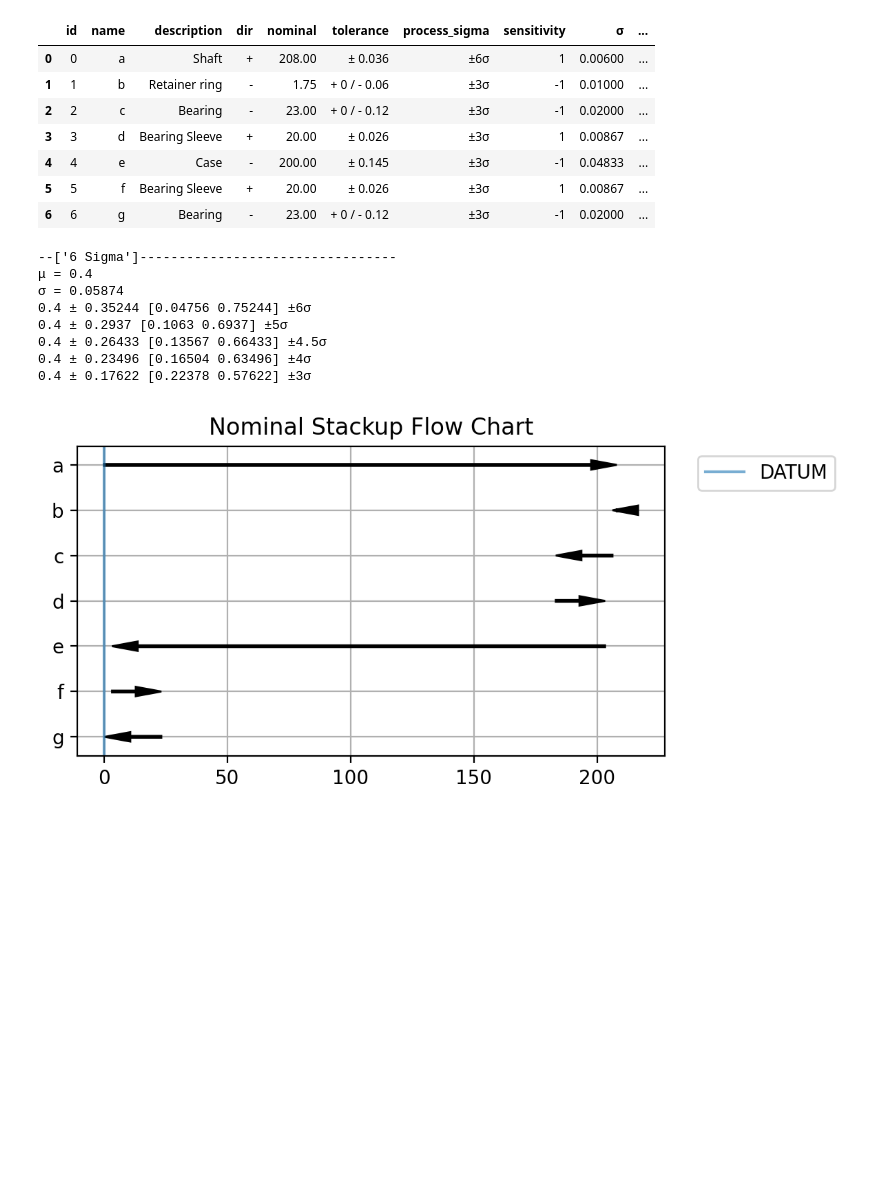
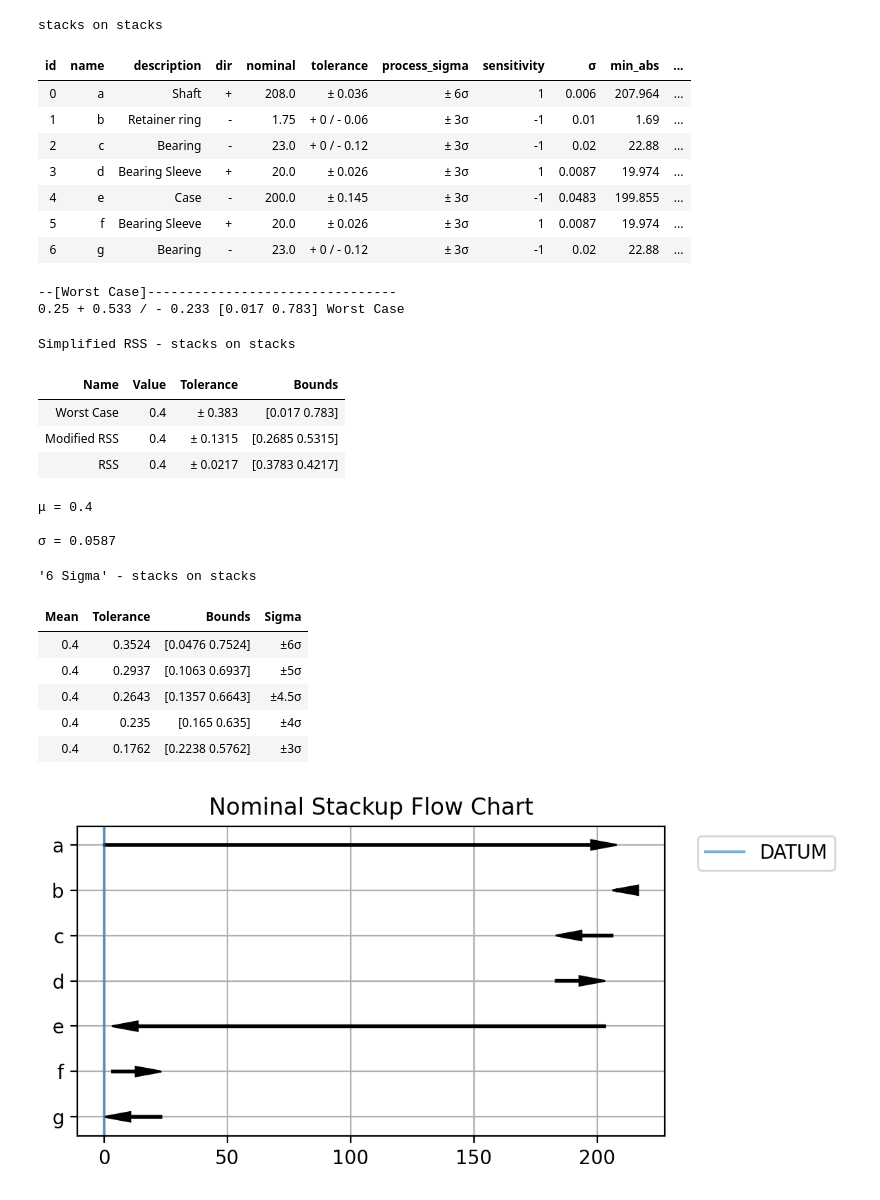
Before and after one commit to phcreery/dimstack, a Jupyter notebook: example.ipynb, the cells around one changed output. Cells and saved outputs as stored; diff of their text form; code cells hidden in the pictures; blank space fills up the shorter version.

```diff
--- a/example.ipynb
+++ b/example.ipynb
@@ -32,49 +32,61 @@ m4 = dimstack.tolerance.Dimension(
     nom=20,
     tol=SymmetricBilateral(0.026),
     process_sigma=3,
     name="d",
     desc="Bearing Sleeve",
 )
 m5 = dimstack.tolerance.Dimension(
     nom=-200, tol=SymmetricBilateral(0.145), process_sigma=3, name="e", desc="Case"
 )
 m6 = dimstack.tolerance.Dimension(
     nom=20,
     tol=SymmetricBilateral(0.026),
     process_sigma=3,
     name="f",
     desc="Bearing Sleeve",
 )
 m7 = dimstack.tolerance.Dimension(
     nom=-23, tol=UnequalBilateral(0, 0.12), process_sigma=3, name="g", desc="Bearing"
 )
 items = [m1, m2, m3, m4, m5, m6, m7]
 
 stack = dimstack.tolerance.Stack(
-    title="Example stacks, i.e. an example for stackups.py", items=items
+    title="stacks on stacks", items=items
 )
 
 # display(stack.df())
 dimstack.tolerance.display_mode("plot")
 stack.show()
-stack.show_results_text_RSS()
+stack.results_WC()
+stack.results_RSS_simple()
+stack.results_RSS()
 
 stack.show_length_chart()
 # %% [output]
+stacks on stacks
-|  | id | name | description | dir | nominal | tolerance | process_sigma | sensitivity | σ | ... |
-| 0 | 0 | a | Shaft | + | 208.00 | ± 0.036 | ±6σ | 1 | 0.00600 | ... |
-| 1 | 1 | b | Retainer ring | - | 1.75 | + 0 / - 0.06 | ±3σ | -1 | 0.01000 | ... |
-| 2 | 2 | c | Bearing | - | 23.00 | + 0 / - 0.12 | ±3σ | -1 | 0.02000 | ... |
-| 3 | 3 | d | Bearing Sleeve | + | 20.00 | ± 0.026 | ±3σ | 1 | 0.00867 | ... |
-| 4 | 4 | e | Case | - | 200.00 | ± 0.145 | ±3σ | -1 | 0.04833 | ... |
-| 5 | 5 | f | Bearing Sleeve | + | 20.00 | ± 0.026 | ±3σ | 1 | 0.00867 | ... |
-| 6 | 6 | g | Bearing | - | 23.00 | + 0 / - 0.12 | ±3σ | -1 | 0.02000 | ... |
+| id | name | description | dir | nominal | tolerance | process_sigma | sensitivity | σ | min_abs | ... |
+| 0 | a | Shaft | + | 208.0 | ± 0.036 | ± 6σ | 1 | 0.006 | 207.964 | ... |
+| 1 | b | Retainer ring | - | 1.75 | + 0 / - 0.06 | ± 3σ | -1 | 0.01 | 1.69 | ... |
+| 2 | c | Bearing | - | 23.0 | + 0 / - 0.12 | ± 3σ | -1 | 0.02 | 22.88 | ... |
+| 3 | d | Bearing Sleeve | + | 20.0 | ± 0.026 | ± 3σ | 1 | 0.0087 | 19.974 | ... |
+| 4 | e | Case | - | 200.0 | ± 0.145 | ± 3σ | -1 | 0.0483 | 199.855 | ... |
+| 5 | f | Bearing Sleeve | + | 20.0 | ± 0.026 | ± 3σ | 1 | 0.0087 | 19.974 | ... |
+| 6 | g | Bearing | - | 23.0 | + 0 / - 0.12 | ± 3σ | -1 | 0.02 | 22.88 | ... |
---['6 Sigma']---------------------------------
-μ = 0.4
-σ = 0.05874
-0.4 ± 0.35244 [0.04756 0.75244] ±6σ
-0.4 ± 0.2937 [0.1063 0.6937] ±5σ
-0.4 ± 0.26433 [0.13567 0.66433] ±4.5σ
-0.4 ± 0.23496 [0.16504 0.63496] ±4σ
-0.4 ± 0.17622 [0.22378 0.57622] ±3σ
+--[Worst Case]--------------------------------
+0.25 + 0.533 / - 0.233 [0.017 0.783] Worst Case
+Simplified RSS - stacks on stacks
+| Name | Value | Tolerance | Bounds |
+| Worst Case | 0.4 | ± 0.383 | [0.017 0.783] |
+| Modified RSS | 0.4 | ± 0.1315 | [0.2685 0.5315] |
+| RSS | 0.4 | ± 0.0217 | [0.3783 0.4217] |
+μ = 0.4
+
+σ = 0.0587
+'6 Sigma' - stacks on stacks
+| Mean | Tolerance | Bounds | Sigma |
+| 0.4 | 0.3524 | [0.0476 0.7524] | ±6σ |
+| 0.4 | 0.2937 | [0.1063 0.6937] | ±5σ |
+| 0.4 | 0.2643 | [0.1357 0.6643] | ±4.5σ |
+| 0.4 | 0.235 | [0.165 0.635] | ±4σ |
+| 0.4 | 0.1762 | [0.2238 0.5762] | ±3σ |
 [figure]
```
Also changed, not shown: 2 other files.
